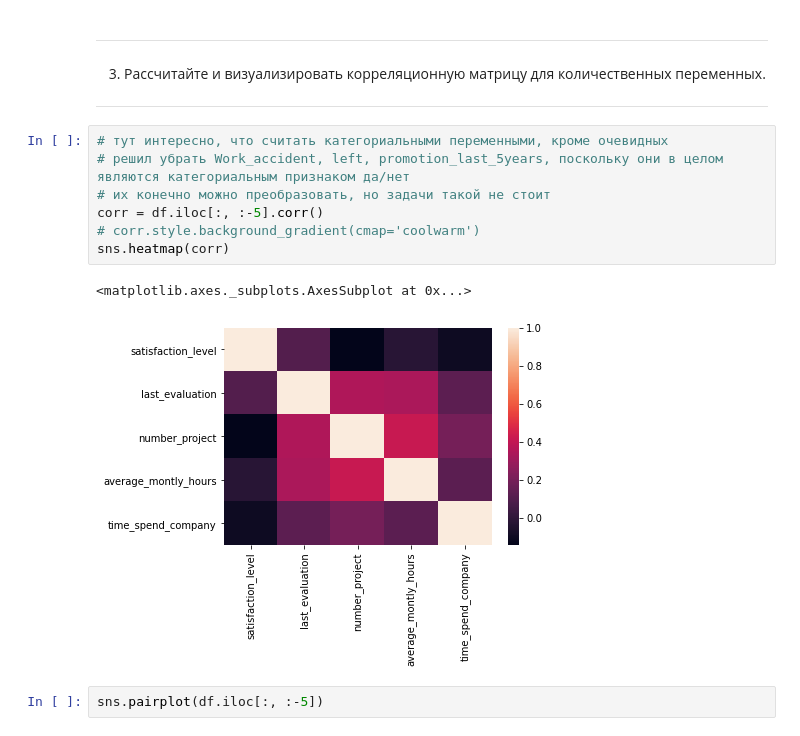
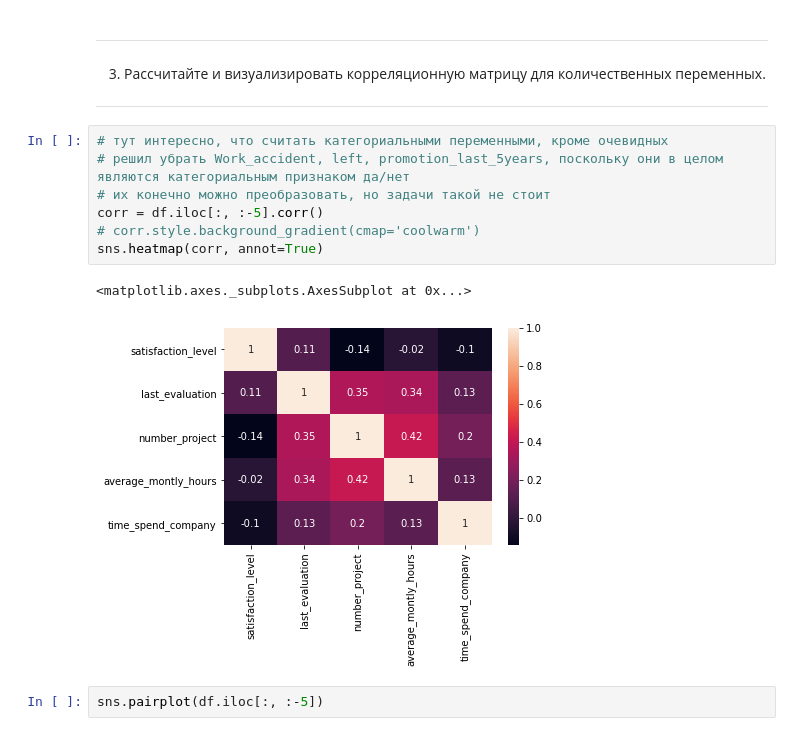
Before and after one commit to SergeyVolkonsky/PYDA-10, a Jupyter notebook: diplom/diplom.ipynb, the cells around one changed output. Drawn from its saved outputs; the diff is of its cells as text.

```diff
--- a/diplom/diplom.ipynb
+++ b/diplom/diplom.ipynb
@@ -62,13 +91,13 @@ df.mode()
 # %%
 # тут интересно, что считать категориальными переменными, кроме очевидных
 # решил убрать Work_accident, left, promotion_last_5years, поскольку они в целом являются категориальным признаком да/нет
 # их конечно можно преобразовать, но задачи такой не стоит
 corr = df.iloc[:, :-5].corr()
 # corr.style.background_gradient(cmap='coolwarm')
-sns.heatmap(corr)
+sns.heatmap(corr, annot=True)
 # %% [output]
 <matplotlib.axes._subplots.AxesSubplot at 0x...>
-[figure, old version]
+[figure, new version]
 # %%
 sns.pairplot(df.iloc[:, :-5])
 # %% [output]
```
Also changed, not shown: parts of 28 cells of this notebook.
